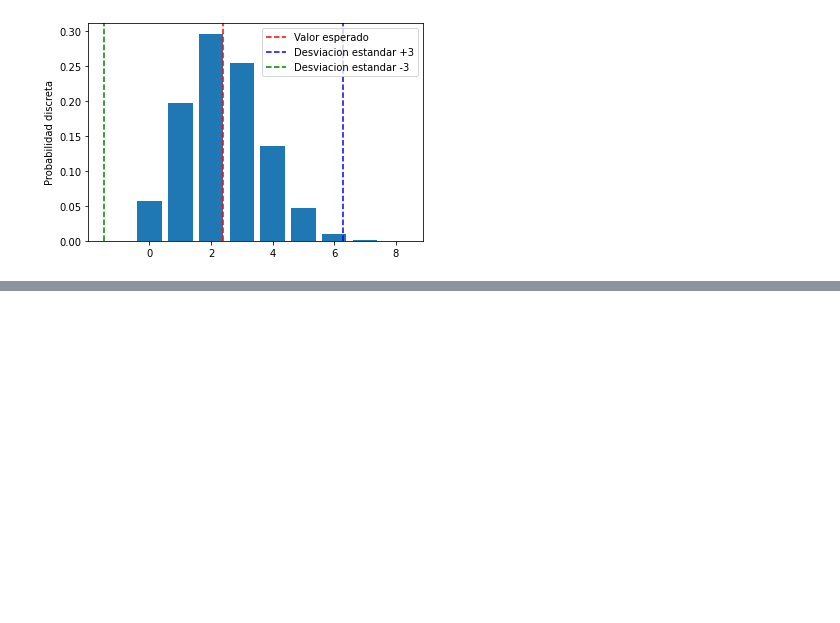
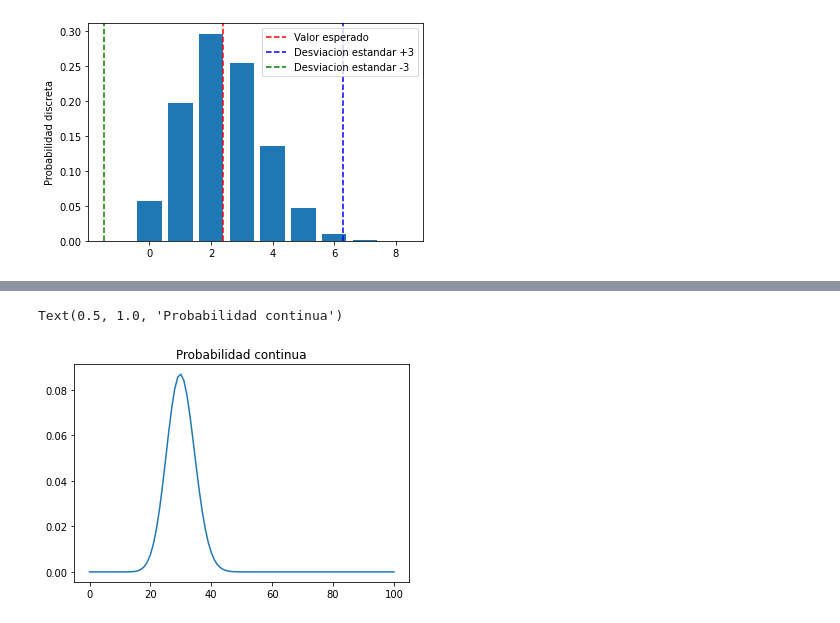
Before and after one commit to francomanca93/fundamentos-de-estadistica-con-python, a Jupyter notebook: 3. Aplicar conceptos de probabilidad a eventos aleatorios/7_Funciones_de_distribución_discreta_y_continua.ipynb, the cells around one changed output, grey strips where cells are left out. Saved outputs shown, nothing was run; the diff lists cells and outputs as text; code cells hidden in the pictures; blank space fills up the shorter version.

Commit message:
Aplicando python para una distribucion continua.

```diff
--- a/3. Aplicar conceptos de probabilidad a eventos aleatorios/7_Funciones_de_distribución_discreta_y_continua.ipynb
+++ b/3. Aplicar conceptos de probabilidad a eventos aleatorios/7_Funciones_de_distribución_discreta_y_continua.ipynb
@@ -111,6 +111,16 @@ media, varianza
 # %% [output]
 (2.4, 1.68)
 # %%
+
+p = 0.3 # Probabilidad de exito
+n = 8 # Numero de intentos
+
+x = list(range(0, n + 1, 1))
+y = list([])
+
+for i in x:
+  y.append(binom.pmf(i, p=p, n=n))
+
 fig, ax = plt.subplots()
 ax.bar(x, y)
 ax.set_ylabel('Probabilidad discreta')
@@ -133,3 +143,19 @@ Mas detalles en [distribución de probabilidad continua de qwe.wiki](https://es.
 ![link text](https://imgur.com/e8zWXjz.png)
 
 Igual que para los casos de distribucion de probabilidad discreta pero son integrales para una sumatoria de infinitos numero y no una sumatoria de numeros discretos.
+# %%
+p = 0.3 # Probabilidad de exito
+N = 100 # Numero de intentos
+
+x = list(range(0, N+1, 1))
+y = list([])
+
+for i in x:
+  y.append(binom.pmf(i, p=p, n=N))
+
+fig, ax = plt.subplots()
+ax.plot(x, y)
+ax.set_title('Probabilidad continua')
+# %% [output]
+Text(0.5, 1.0, 'Probabilidad continua')
+[figure, added]
```
Also changed, not shown: parts of 4 cells of this notebook.
